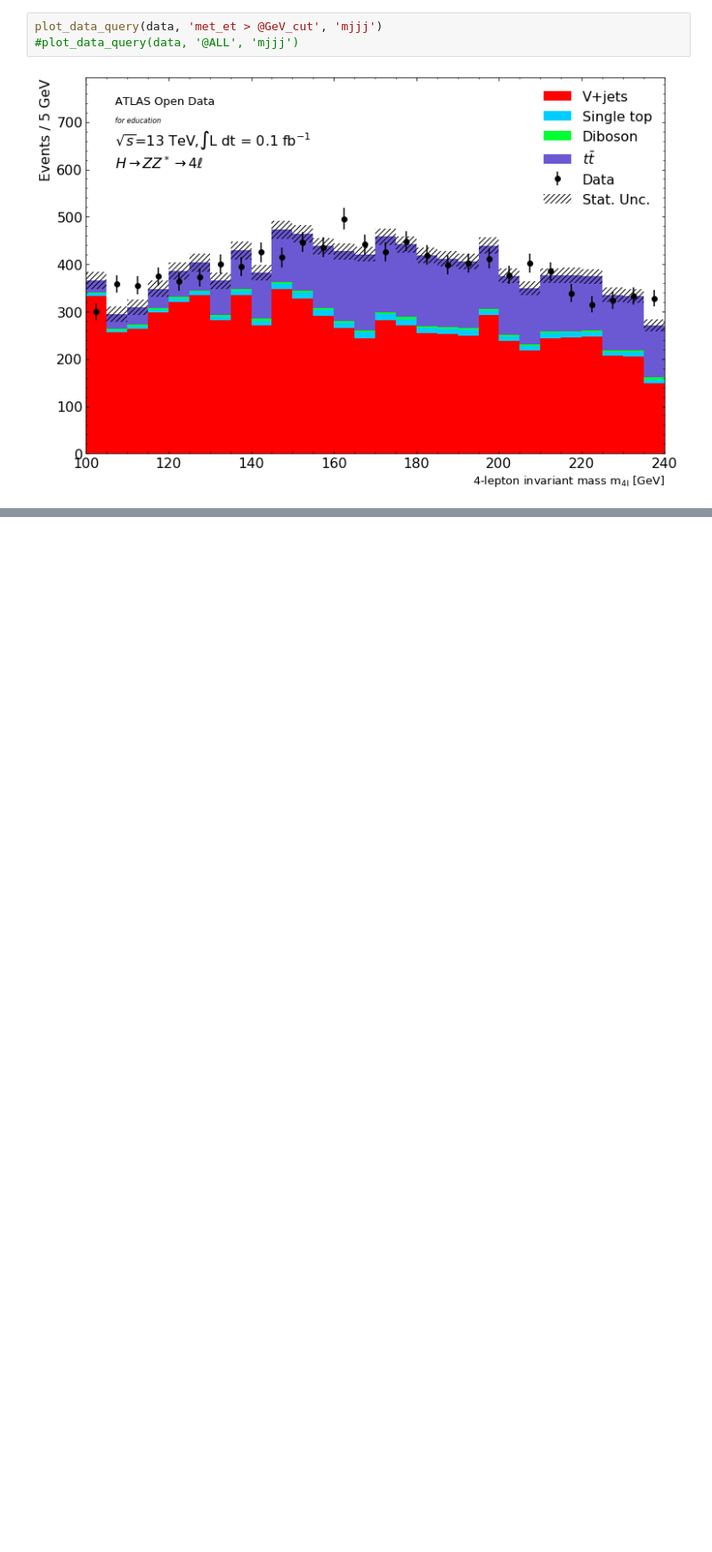
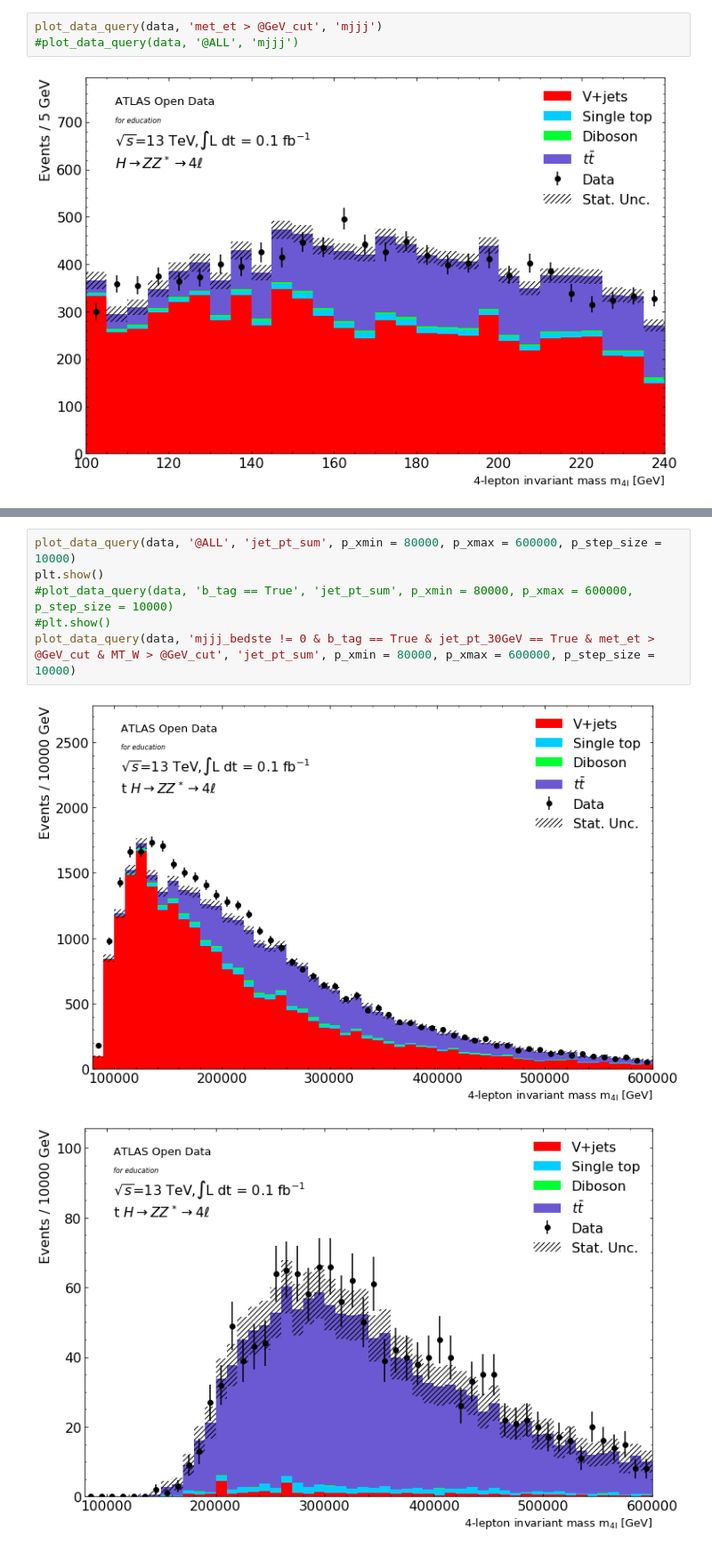
Before and after one commit to Bjartensen/ku_firstyear2021_grp24_topquark, a Jupyter notebook: tquark_analysis.ipynb, the cells around one changed output, grey strips where cells are left out. Shown at 89% size. Cells and saved outputs as stored; diff of their text form; blank space fills up the shorter version.

```diff
--- a/tquark_analysis.ipynb
+++ b/tquark_analysis.ipynb
@@ -574 +589,10 @@ plot_data_query(data, 'mjjj_bedste != 0 & b_tag == True & jet_pt_30GeV == True &
+# %%
+plot_data_query(data, '@ALL', 'jet_pt_sum', p_xmin = 80000, p_xmax = 600000, p_step_size = 10000)
+plt.show()
+#plot_data_query(data, 'b_tag == True', 'jet_pt_sum', p_xmin = 80000, p_xmax = 600000, p_step_size = 10000)
+#plt.show()
+plot_data_query(data, 'mjjj_bedste != 0 & b_tag == True & jet_pt_30GeV == True & met_et > @GeV_cut & MT_W > @GeV_cut', 'jet_pt_sum', p_xmin = 80000, p_xmax = 600000, p_step_size = 10000)
+# %% [output]
+[figure, added]
+[figure, added]
 # %%
```
Also changed, not shown: parts of 12 cells of this notebook.
